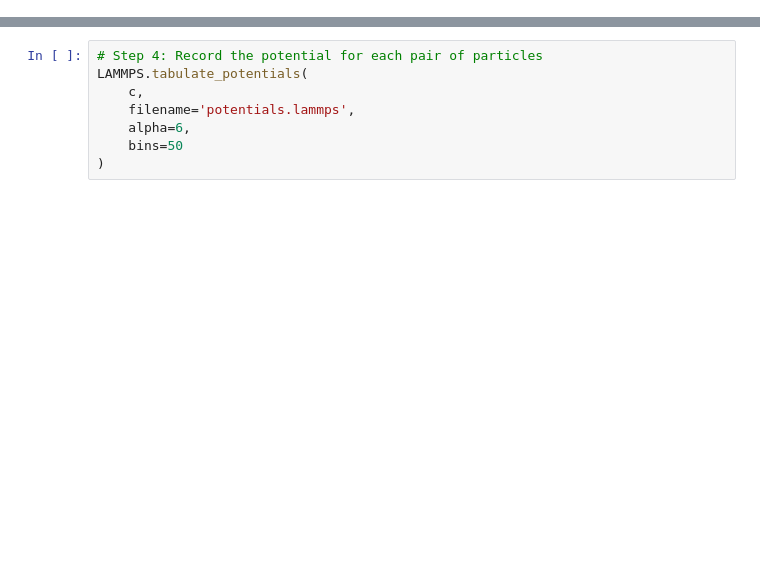
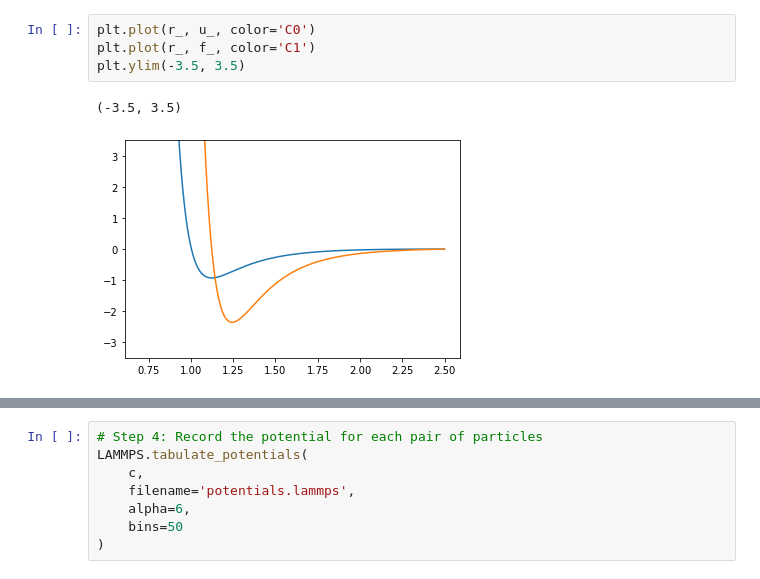
Before and after one commit to usnistgov/escherized-colloids, a Jupyter notebook: simulations/Preparing.ipynb, the cells around one changed output, grey strips where cells are left out. Saved outputs shown, nothing was run; the diff lists cells and outputs as text; blank space fills up the shorter version.

```diff
--- a/simulations/Preparing.ipynb
+++ b/simulations/Preparing.ipynb
@@ -8,0 +25,7 @@ import matplotlib.pyplot as plt
+# %%
+plt.plot(r_, u_, color='C0')
+plt.plot(r_, f_, color='C1')
+plt.ylim(-3.5, 3.5)
+# %% [output]
+(-3.5, 3.5)
+[figure, added]
```
Also changed, not shown: parts of 15 cells of this notebook, 2 other files.
